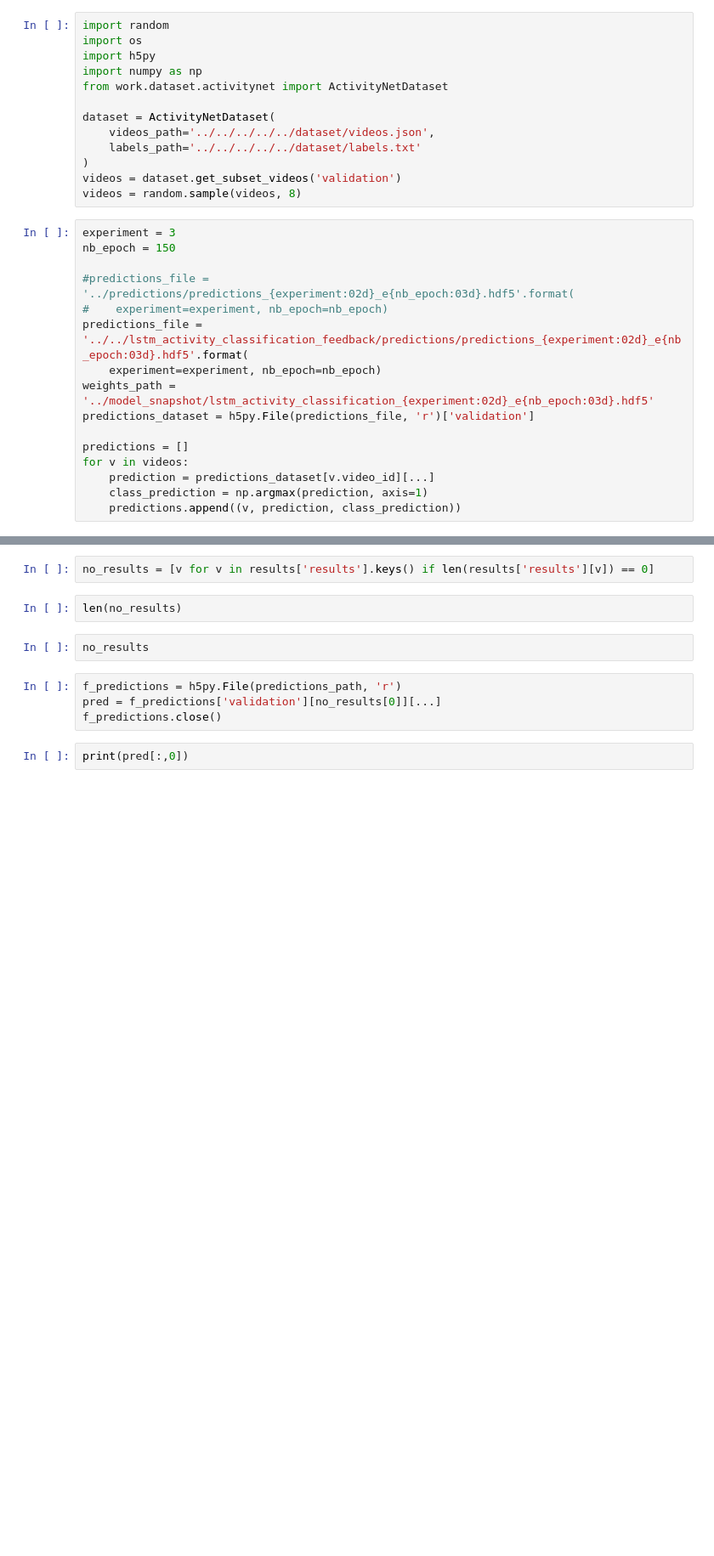
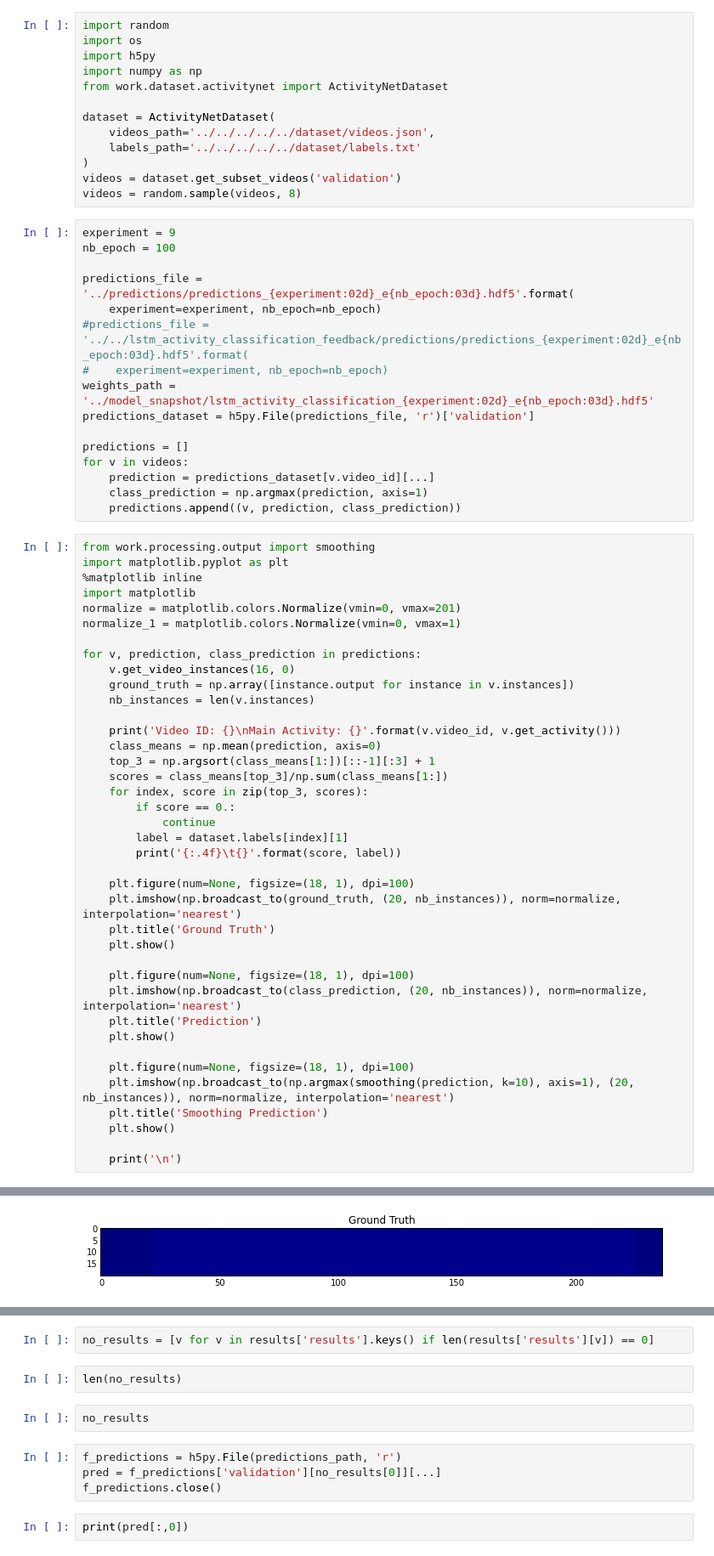
Before and after one commit to imatge-upc/activitynet-2016-cvprw, a Jupyter notebook: work/scripts/training/lstm_activity_classification/notebooks/Detection Processing.ipynb, the cells around one changed output, grey strips where cells are left out. Shown at 85% size. Cells and saved outputs as stored; diff of their text form; blank space fills up the shorter version.

```diff
--- a/work/scripts/training/lstm_activity_classification/notebooks/Detection Processing.ipynb
+++ b/work/scripts/training/lstm_activity_classification/notebooks/Detection Processing.ipynb
@@ -12,13 +12,13 @@ dataset = ActivityNetDataset(
 videos = dataset.get_subset_videos('validation')
 videos = random.sample(videos, 8)
 # %%
-experiment = 3
-nb_epoch = 150
+experiment = 9
+nb_epoch = 100
 
-#predictions_file = '../predictions/predictions_{experiment:02d}_e{nb_epoch:03d}.hdf5'.format(
+predictions_file = '../predictions/predictions_{experiment:02d}_e{nb_epoch:03d}.hdf5'.format(
+    experiment=experiment, nb_epoch=nb_epoch)
+#predictions_file = '../../lstm_activity_classification_feedback/predictions/predictions_{experiment:02d}_e{nb_epoch:03d}.hdf5'.format(
 #    experiment=experiment, nb_epoch=nb_epoch)
-predictions_file = '../../lstm_activity_classification_feedback/predictions/predictions_{experiment:02d}_e{nb_epoch:03d}.hdf5'.format(
-    experiment=experiment, nb_epoch=nb_epoch)
 weights_path = '../model_snapshot/lstm_activity_classification_{experiment:02d}_e{nb_epoch:03d}.hdf5'
 predictions_dataset = h5py.File(predictions_file, 'r')['validation']
 
@@ -27,3 +27,43 @@ for v in videos:
     prediction = predictions_dataset[v.video_id][...]
     class_prediction = np.argmax(prediction, axis=1)
     predictions.append((v, prediction, class_prediction))
+# %%
+from work.processing.output import smoothing
+import matplotlib.pyplot as plt
+%matplotlib inline
+import matplotlib
+normalize = matplotlib.colors.Normalize(vmin=0, vmax=201)
+normalize_1 = matplotlib.colors.Normalize(vmin=0, vmax=1)
+
+for v, prediction, class_prediction in predictions:
+    v.get_video_instances(16, 0)
+    ground_truth = np.array([instance.output for instance in v.instances])
+    nb_instances = len(v.instances)
+
+    print('Video ID: {}\nMain Activity: {}'.format(v.video_id, v.get_activity()))
+    class_means = np.mean(prediction, axis=0)
+    top_3 = np.argsort(class_means[1:])[::-1][:3] + 1
+    scores = class_means[top_3]/np.sum(class_means[1:])
+    for index, score in zip(top_3, scores):
+        if score == 0.:
+            continue
+        label = dataset.labels[index][1]
+        print('{:.4f}\t{}'.format(score, label))
+
+    plt.figure(num=None, figsize=(18, 1), dpi=100)
+    plt.imshow(np.broadcast_to(ground_truth, (20, nb_instances)), norm=normalize, interpolation='nearest')
+    plt.title('Ground Truth')
+    plt.show()
+
+    plt.figure(num=None, figsize=(18, 1), dpi=100)
+    plt.imshow(np.broadcast_to(class_prediction, (20, nb_instances)), norm=normalize, interpolation='nearest')
+    plt.title('Prediction')
+    plt.show()
+
+    plt.figure(num=None, figsize=(18, 1), dpi=100)
+    plt.imshow(np.broadcast_to(np.argmax(smoothing(prediction, k=10), axis=1), (20, nb_instances)), norm=normalize, interpolation='nearest')
+    plt.title('Smoothing Prediction')
+    plt.show()
+
+    print('\n')
+# %% [output]
@@ -29,0 +75 @@ for v in videos:
+[figure, added]
```
Also changed, not shown: parts of 7 cells of this notebook, 59 other files.
